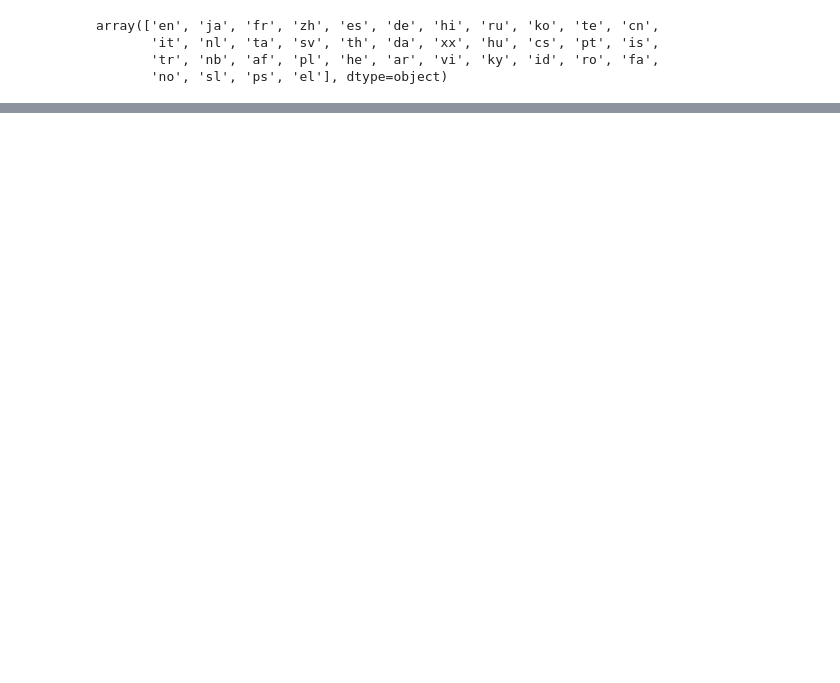
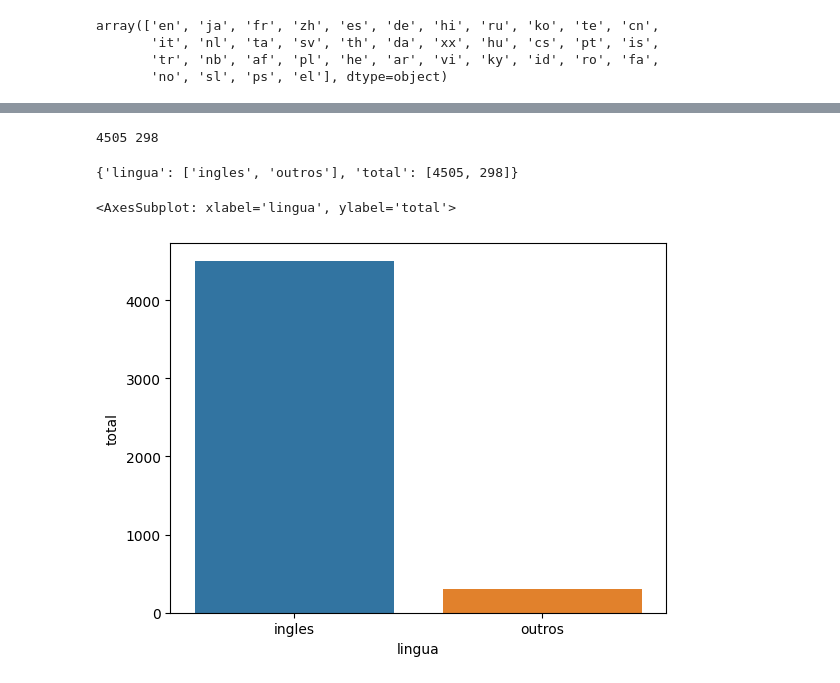
Before and after one commit to DevLuizP/Introducao_DataScience, a Jupyter notebook: Introducao.ipynb, the cells around one changed output, grey strips where cells are left out. Cells and saved outputs as stored; diff of their text form; code cells hidden in the pictures; blank space fills up the shorter version.

```diff
--- a/Introducao.ipynb
+++ b/Introducao.ipynb
@@ -264,0 +256,24 @@ array(['en', 'ja', 'fr', 'zh', 'es', 'de', 'hi', 'ru', 'ko', 'te', 'cn',
+# %%
+total_por_lingua = tmdb["original_language"].value_counts()
+total_en = total_por_lingua.loc["en"]
+total_geral = total_por_lingua.sum()
+total_restante = total_geral - total_en
+print(total_en, total_restante)
+# %% [output]
+4505 298
+# %%
+dados = {
+    'lingua' : ['ingles', 'outros'],
+    'total' : [total_en, total_restante]
+}
+
+dados
+# %% [output]
+{'lingua': ['ingles', 'outros'], 'total': [4505, 298]}
+# %%
+dados_df = pd.DataFrame(dados)
+# %%
+sns.barplot(x = "lingua", y = "total", data = dados_df)
+# %% [output]
+<AxesSubplot: xlabel='lingua', ylabel='total'>
+[figure, added]
```
Also changed, not shown: parts of 10 cells of this notebook.
